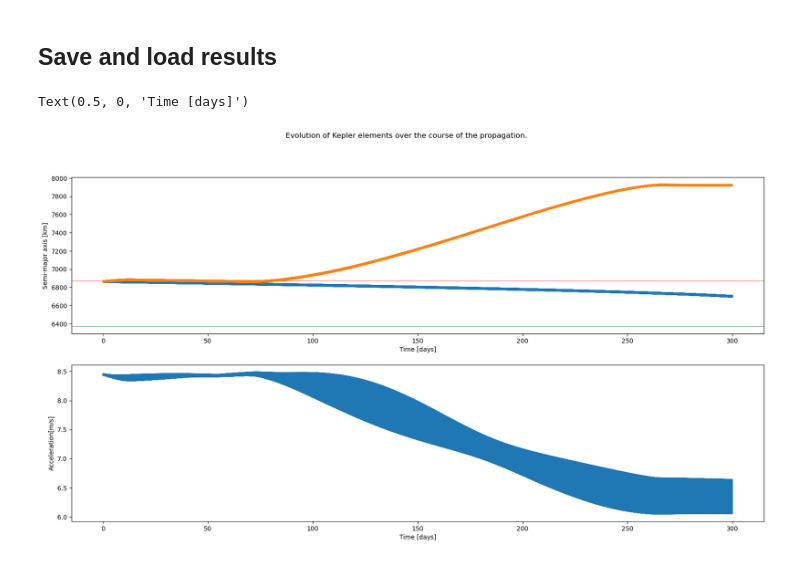
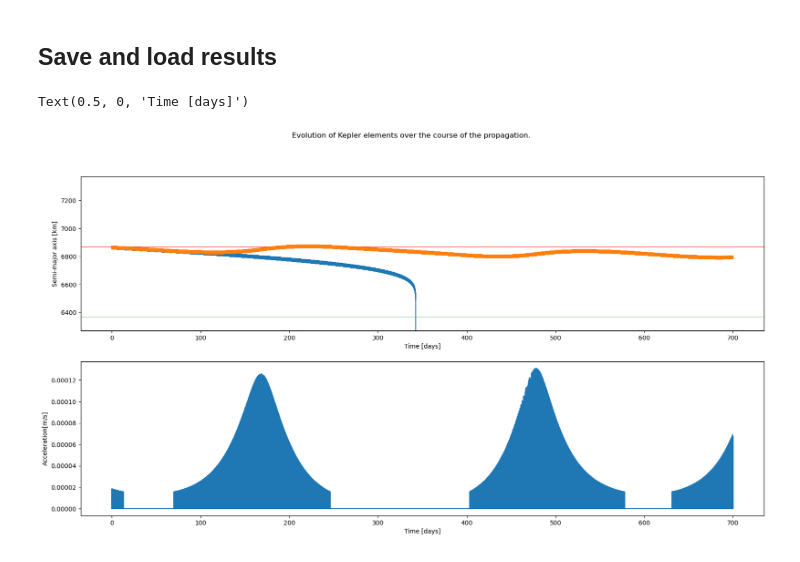
Before and after one commit to bastiaan155/Bastiaan_Bosman_thesis_LAP, a Jupyter notebook: Thesis_main.ipynb, the cells around one changed output. Cells and saved outputs as stored; diff of their text form; code cells hidden in the pictures.

```diff
--- a/Thesis_main.ipynb
+++ b/Thesis_main.ipynb
@@ -49,7 +50,7 @@ Propellant_id = 1
 #Input settings:
 #time
 simulation_start_epoch = 0.0
-simulation_end_epoch = 300*constants.JULIAN_DAY
+simulation_end_epoch = 700*constants.JULIAN_DAY
 T_step = 100 #seconds
 
 #Satellite
@@ -67,13 +68,16 @@ arg_of_peri=np.deg2rad(235.7)
 long_of_asc_node=np.deg2rad(23.4)
 true_anom=np.deg2rad(139.87)
 
+#(ablative) surface
 Surface_area = 100
+Reflectivity = 0.9 #https://anomet.com/reflective-aluminum#:~:text=The%20most%20reflective%20metals%20in,photometric%20qualities%20to%20control%20light.
 
 #laser
-Extinction = 0.05 #0.00000001 #km-1
+Extinction = 0.005 #0.00000001 #km-1
 Tube_diameter = 1.8 #cm
 Tube_length = 100 #cm
 Brute_force_power = 0.00007#1e-15
+Max_pulse_duration = 5
 
 #Thrust
 Thrustm = 0.000007
@@ -368,8 +379,8 @@ dependent_variables_to_save = [
     propagation_setup.dependent_variable.central_body_fixed_cartesian_position('Sat', 'Earth'
     ),
     propagation_setup.dependent_variable.single_acceleration_norm(
-        propagation_setup.acceleration.thrust_from_engine_type, "Sat", "Sat"
-    ),
+        propagation_setup.acceleration.thrust_acceleration_type, "Sat", "Sat"
+    )
 
 ]
 # %%
@@ -466,23 +474,23 @@ if Case_id == 1:
 # %%
 
 fig, ((ax1),(ax2)) = plt.subplots(2, 1, figsize=(20, 10))
-fig.suptitle('Evolution of Kepler elements over the course of the propagation.')
+fig.suptitle('Semi major axis and the Acceleration due to thrust.')
 
 # Semi-major Axis
 semi_major_axis = kepler_elements[:,0] / 1e3
 ax1.plot(Time_0, Case_0)
 ax1.plot(Time_1, Case_1)
 ax1.axhline(y= (r_earth+Altitude)/1000, xmin=0,xmax=1,c="red",linewidth=0.5,zorder=0)
 ax1.axhline(y= (r_earth)/1000, xmin=0,xmax=1,c="green",linewidth=0.5,zorder=0)
-#ax1.set_ylim([r_earth/1000-100, (r_earth+2*Altitude)/1000])
+ax1.set_ylim([r_earth/1000-100, (r_earth+2*Altitude)/1000])
 ax1.set_ylabel('Semi-major axis [km]')
 ax1.set_xlabel('Time [days]')
 
-accelerations = np.sqrt(dep_vars_array[:,3]**2+dep_vars_array[:,1]**2+dep_vars_array[:,2]**2)
+Thrust_plot = dep_vars_array[:,22]
 
-ax2.plot(Time_1, accelerations)
-ax2.set_ylabel('Acceleration[m/s]')
+ax2.plot(Time_1, Thrust_plot)
+ax2.set_ylabel('Thrust Acceleration[m/s]')
 ax2.set_xlabel('Time [days]')
 # %% [output]
 Text(0.5, 0, 'Time [days]')
-[figure, old version]
+[figure, new version]
```
Also changed, not shown: parts of 7 cells of this notebook.
